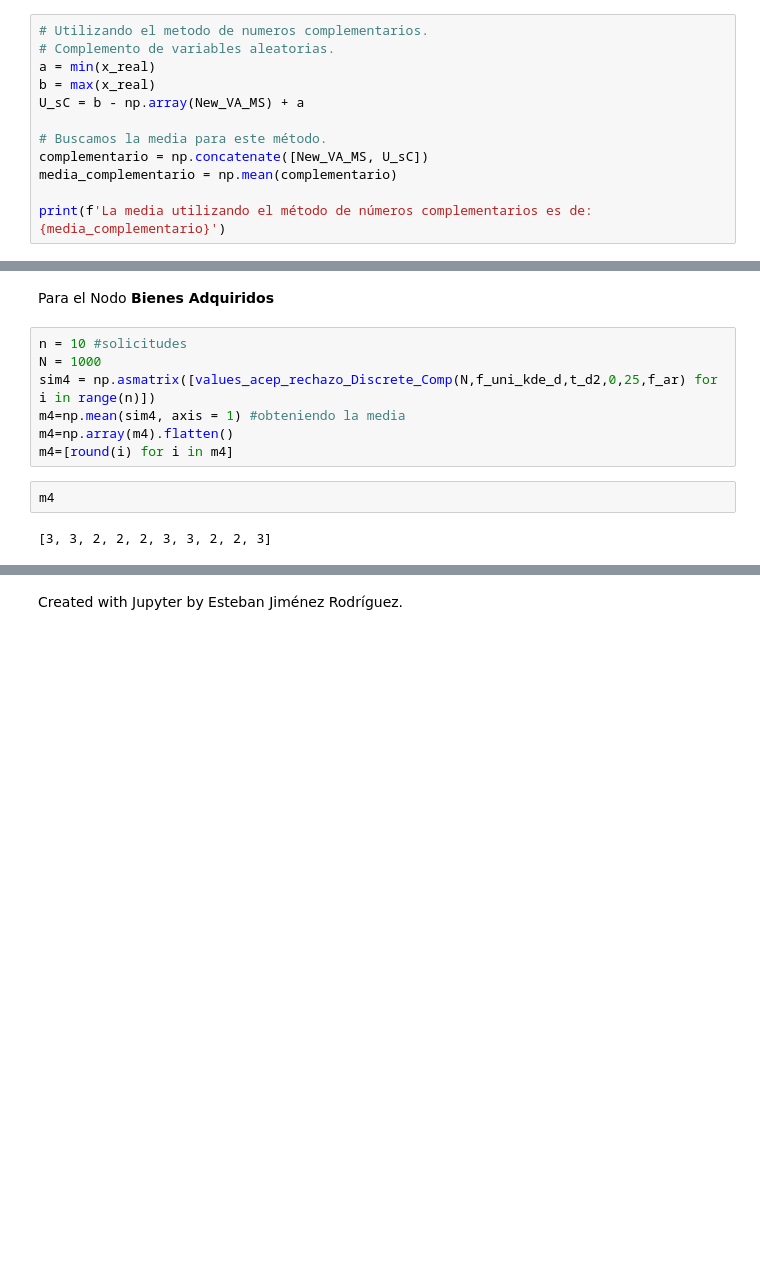
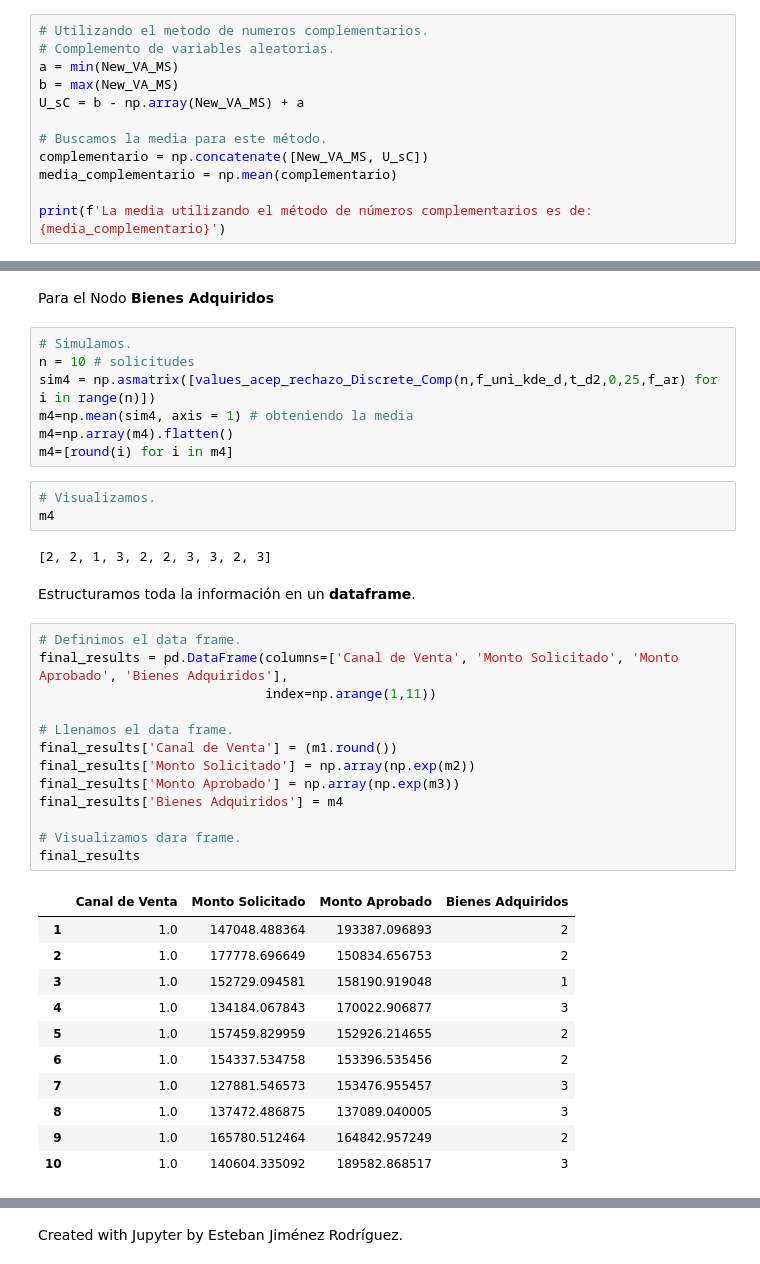
Before and after one commit to JuanPablo2019/Proyecto_modulo1, a Jupyter notebook: ProyectoModulo1_MaganaJ_PinedaB.ipynb, the cells around one changed output, grey strips where cells are left out. Drawn from its saved outputs; the diff is of its cells as text; blank space fills up the shorter version.

```diff
--- a/ProyectoModulo1_MaganaJ_PinedaB.ipynb
+++ b/ProyectoModulo1_MaganaJ_PinedaB.ipynb
@@ -1130,8 +1129,8 @@ Del histograma antes descrito, podemos observar que masomenos distribuye como nu
 # %%
 # Utilizando el metodo de numeros complementarios.
 # Complemento de variables aleatorias.
-a = min(x_real)
-b = max(x_real)
+a = min(New_VA_MS)
+b = max(New_VA_MS)
 U_sC = b - np.array(New_VA_MS) + a
 
 # Buscamos la media para este método.
@@ -2276,13 +2272,41 @@ array([[163437.92011224],
 # %% [markdown]
 Para el Nodo **Bienes Adquiridos**
 # %%
-n = 10 #solicitudes
-N = 1000
-sim4 = np.asmatrix([values_acep_rechazo_Discrete_Comp(N,f_uni_kde_d,t_d2,0,25,f_ar) for i in range(n)])
-m4=np.mean(sim4, axis = 1) #obteniendo la media
+# Simulamos.
+n = 10 # solicitudes
+sim4 = np.asmatrix([values_acep_rechazo_Discrete_Comp(n,f_uni_kde_d,t_d2,0,25,f_ar) for i in range(n)])
+m4=np.mean(sim4, axis = 1) # obteniendo la media
 m4=np.array(m4).flatten()
 m4=[round(i) for i in m4]
-# %%
-m4
-# %% [output]
-[3, 3, 2, 2, 2, 3, 3, 2, 2, 3]
+# %%
+# Visualizamos.
+m4
+# %% [output]
+[2, 2, 1, 3, 2, 2, 3, 3, 2, 3]
+# %% [markdown]
+Estructuramos toda la información en un **dataframe**.
+# %%
+# Definimos el data frame.
+final_results = pd.DataFrame(columns=['Canal de Venta', 'Monto Solicitado', 'Monto Aprobado', 'Bienes Adquiridos'],
+                             index=np.arange(1,11))
+
+# Llenamos el data frame.
+final_results['Canal de Venta'] = (m1.round())
+final_results['Monto Solicitado'] = np.array(np.exp(m2))
+final_results['Monto Aprobado'] = np.array(np.exp(m3))
+final_results['Bienes Adquiridos'] = m4
+
+# Visualizamos dara frame.
+final_results
+# %% [output]
+|  | Canal de Venta | Monto Solicitado | Monto Aprobado | Bienes Adquiridos |
+| 1 | 1.0 | 147048.488364 | 193387.096893 | 2 |
+| 2 | 1.0 | 177778.696649 | 150834.656753 | 2 |
+| 3 | 1.0 | 152729.094581 | 158190.919048 | 1 |
+| 4 | 1.0 | 134184.067843 | 170022.906877 | 3 |
+| 5 | 1.0 | 157459.829959 | 152926.214655 | 2 |
+| 6 | 1.0 | 154337.534758 | 153396.535456 | 2 |
+| 7 | 1.0 | 127881.546573 | 153476.955457 | 3 |
+| 8 | 1.0 | 137472.486875 | 137089.040005 | 3 |
+| 9 | 1.0 | 165780.512464 | 164842.957249 | 2 |
+| 10 | 1.0 | 140604.335092 | 189582.868517 | 3 |
```
Also changed, not shown: parts of 34 cells of this notebook.
